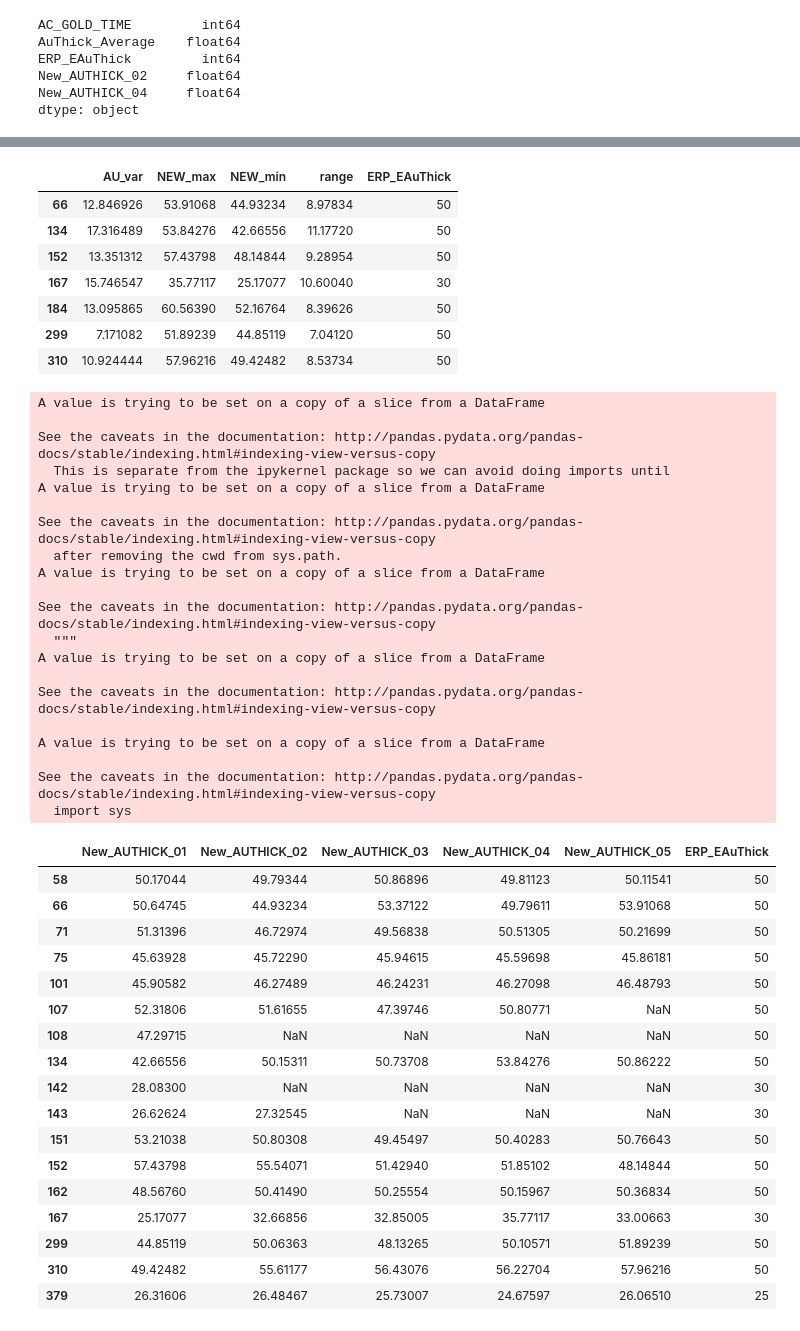
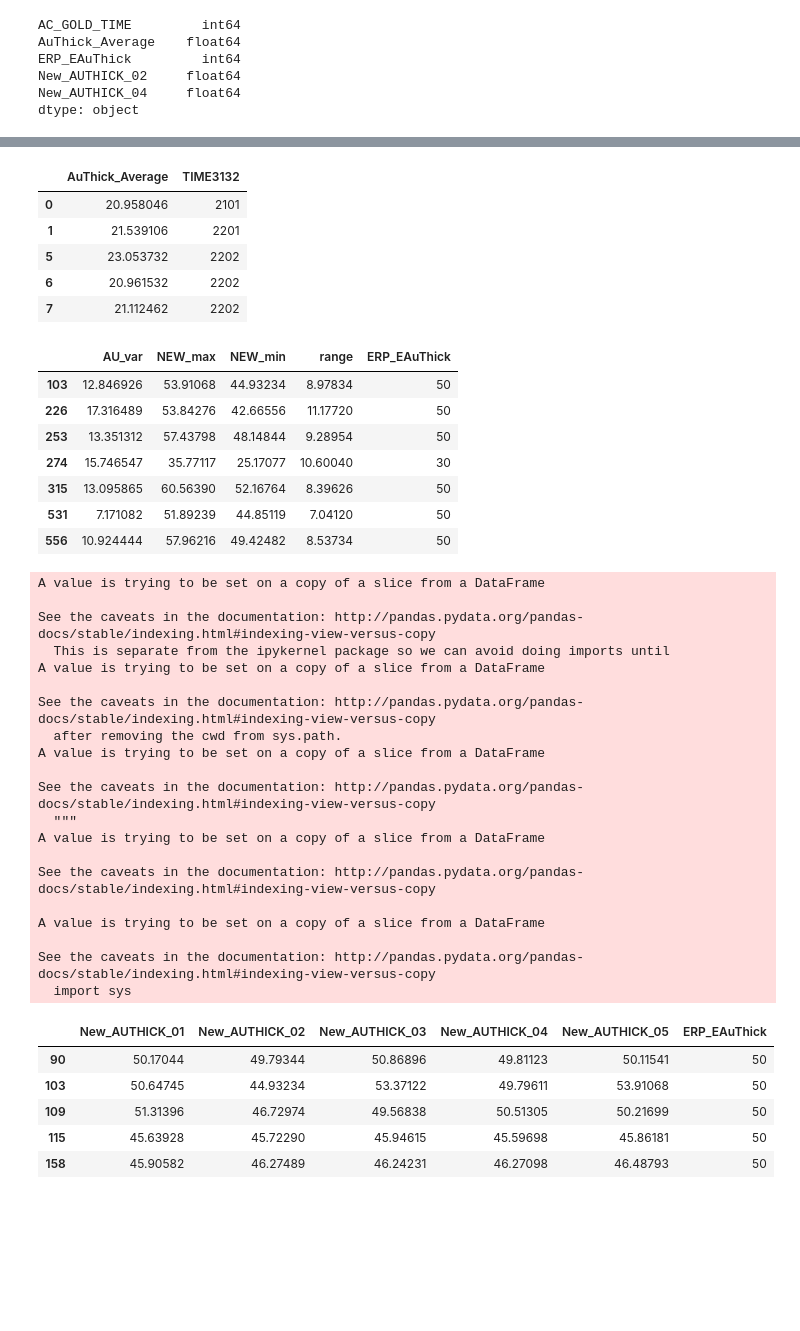
Before and after one commit to randomForester/Defect-detection, a Jupyter notebook: GroupBy/Data_Manipulation_Au_Thickness2.ipynb, the cells around one changed output, grey strips where cells are left out. Cells and saved outputs as stored; diff of their text form; code cells hidden in the pictures; blank space fills up the shorter version.

```diff
--- a/GroupBy/Data_Manipulation_Au_Thickness2.ipynb
+++ b/GroupBy/Data_Manipulation_Au_Thickness2.ipynb
@@ -20,4 +17,8 @@ df = pd.read_csv("forR.csv")
+# %%
+df = pd.read_csv("ENIG.csv",encoding="latin-1")
 # %%
+df.drop(['WORK_TYPE'], axis=1, inplace=True)
+
 df=df[['MACHINE_ID','EVENTDATETIME','END_TIME','IN_TIME','PART_NUMBER','LOTNO','QUANTITY','TARGET_NO','AREA','ERP_EFrontareaSQ',
        'ERP_EBackareaSQ','GOLD_TIME','AC_GOLD_TIME','PRESENT_DIPPING_12','PRESENT_DIPPING_13','PRESENT_DIPPING_21','PRESENT_DIPPING_22',
        'PRESENT_DIPPING_26','PRESENT_DIPPING_27','PRESENT_DIPPING_31','PRESENT_DIPPING_32','TEMPERATURE_12','TEMPERATURE_13',
@@ -451,3 +351,18 @@ df[df['New_ERP_EAuThick']=='PEAK1'][['AuThick_Average','TIME3132']].head()
+# %%
+df[["PART_NUMBER","LOTNO","QUANTITY","range"]][(df.PART_NUMBER=="TSMC-DD007A")&(df.range>=0.6)]
+df[["PART_NUMBER","LOTNO","QUANTITY","range"]][(df.PART_NUMBER=="TSMC-DD007A")&(df.QUANTITY==2)]
+
+df[df['New_ERP_EAuThick']=='PEAK1']['AuThick_Average']
+df[df['New_ERP_EAuThick']=='PEAK2']['AuThick_Average']
+
+df[df['New_ERP_EAuThick']=='PEAK1'][['AuThick_Average','TIME3132']].head()
+# %% [output]
+|  | AuThick_Average | TIME3132 |
+| 0 | 20.958046 | 2101 |
+| 1 | 21.539106 | 2201 |
+| 5 | 23.053732 | 2202 |
+| 6 | 20.961532 | 2202 |
+| 7 | 21.112462 | 2202 |
 # %%
 #
 df['TIME3132'].describe()
@@ -461,63 +376,51 @@ df[['TIME3132','PART_NUMBER','LOTNO','TIME2122','TIME2627','TEMPERATURE3132','HE
 df[['AU_var','NEW_max','NEW_min','range','ERP_EAuThick']][df.range >= 7]
 # %% [output]
 |  | AU_var | NEW_max | NEW_min | range | ERP_EAuThick |
-| 66 | 12.846926 | 53.91068 | 44.93234 | 8.97834 | 50 |
-| 134 | 17.316489 | 53.84276 | 42.66556 | 11.17720 | 50 |
-| 152 | 13.351312 | 57.43798 | 48.14844 | 9.28954 | 50 |
-| 167 | 15.746547 | 35.77117 | 25.17077 | 10.60040 | 30 |
-| 184 | 13.095865 | 60.56390 | 52.16764 | 8.39626 | 50 |
-| 299 | 7.171082 | 51.89239 | 44.85119 | 7.04120 | 50 |
-| 310 | 10.924444 | 57.96216 | 49.42482 | 8.53734 | 50 |
+| 103 | 12.846926 | 53.91068 | 44.93234 | 8.97834 | 50 |
+| 226 | 17.316489 | 53.84276 | 42.66556 | 11.17720 | 50 |
+| 253 | 13.351312 | 57.43798 | 48.14844 | 9.28954 | 50 |
+| 274 | 15.746547 | 35.77117 | 25.17077 | 10.60040 | 30 |
+| 315 | 13.095865 | 60.56390 | 52.16764 | 8.39626 | 50 |
+| 531 | 7.171082 | 51.89239 | 44.85119 | 7.04120 | 50 |
+| 556 | 10.924444 | 57.96216 | 49.42482 | 8.53734 | 50 |
 # %%
 #
 df['G_NG'] = 'G'
 df.G_NG[df.New_AUTHICK_01 <= df.ERP_EAuThick] = 'NG'
 df.G_NG[df.New_AUTHICK_02 <= df.ERP_EAuThick] = 'NG'
 df.G_NG[df.New_AUTHICK_03 <= df.ERP_EAuThick] = 'NG'
 df.G_NG[df.New_AUTHICK_04 <= df.ERP_EAuThick] = 'NG'
 df.G_NG[df.New_AUTHICK_05 <= df.ERP_EAuThick] = 'NG'
 df['G_NG'].value_counts()
-df[['New_AUTHICK_01','New_AUTHICK_02','New_AUTHICK_03','New_AUTHICK_04','New_AUTHICK_05','ERP_EAuThick']][df.G_NG == 'NG']
+df[['New_AUTHICK_01','New_AUTHICK_02','New_AUTHICK_03','New_AUTHICK_04','New_AUTHICK_05','ERP_EAuThick']][df.G_NG == 'NG'].head()
 #
 # %% [output]
 A value is trying to be set on a copy of a slice from a DataFrame
 
 See the caveats in the documentation: http://pandas.pydata.org/pandas-docs/stable/indexing.html#indexing-view-versus-copy
   This is separate from the ipykernel package so we can avoid doing imports until
 A value is trying to be set on a copy of a slice from a DataFrame
 
 See the caveats in the documentation: http://pandas.pydata.org/pandas-docs/stable/indexing.html#indexing-view-versus-copy
   after removing the cwd from sys.path.
 A value is trying to be set on a copy of a slice from a DataFrame
 
 See the caveats in the documentation: http://pandas.pydata.org/pandas-docs/stable/indexing.html#indexing-view-versus-copy
   """
 A value is trying to be set on a copy of a slice from a DataFrame
 
 See the caveats in the documentation: http://pandas.pydata.org/pandas-docs/stable/indexing.html#indexing-view-versus-copy
 
 A value is trying to be set on a copy of a slice from a DataFrame
 
 See the caveats in the documentation: http://pandas.pydata.org/pandas-docs/stable/indexing.html#indexing-view-versus-copy
   import sys
 |  | New_AUTHICK_01 | New_AUTHICK_02 | New_AUTHICK_03 | New_AUTHICK_04 | New_AUTHICK_05 | ERP_EAuThick |
-| 58 | 50.17044 | 49.79344 | 50.86896 | 49.81123 | 50.11541 | 50 |
-| 66 | 50.64745 | 44.93234 | 53.37122 | 49.79611 | 53.91068 | 50 |
-| 71 | 51.31396 | 46.72974 | 49.56838 | 50.51305 | 50.21699 | 50 |
-| 75 | 45.63928 | 45.72290 | 45.94615 | 45.59698 | 45.86181 | 50 |
-| 101 | 45.90582 | 46.27489 | 46.24231 | 46.27098 | 46.48793 | 50 |
-| 107 | 52.31806 | 51.61655 | 47.39746 | 50.80771 | NaN | 50 |
-| 108 | 47.29715 | NaN | NaN | NaN | NaN | 50 |
-| 134 | 42.66556 | 50.15311 | 50.73708 | 53.84276 | 50.86222 | 50 |
-| 142 | 28.08300 | NaN | NaN | NaN | NaN | 30 |
-| 143 | 26.62624 | 27.32545 | NaN | NaN | NaN | 30 |
-| 151 | 53.21038 | 50.80308 | 49.45497 | 50.40283 | 50.76643 | 50 |
-| 152 | 57.43798 | 55.54071 | 51.42940 | 51.85102 | 48.14844 | 50 |
-| 162 | 48.56760 | 50.41490 | 50.25554 | 50.15967 | 50.36834 | 50 |
-| 167 | 25.17077 | 32.66856 | 32.85005 | 35.77117 | 33.00663 | 30 |
-| 299 | 44.85119 | 50.06363 | 48.13265 | 50.10571 | 51.89239 | 50 |
-| 310 | 49.42482 | 55.61177 | 56.43076 | 56.22704 | 57.96216 | 50 |
-| 379 | 26.31606 | 26.48467 | 25.73007 | 24.67597 | 26.06510 | 25 |
+| 90 | 50.17044 | 49.79344 | 50.86896 | 49.81123 | 50.11541 | 50 |
+| 103 | 50.64745 | 44.93234 | 53.37122 | 49.79611 | 53.91068 | 50 |
+| 109 | 51.31396 | 46.72974 | 49.56838 | 50.51305 | 50.21699 | 50 |
+| 115 | 45.63928 | 45.72290 | 45.94615 | 45.59698 | 45.86181 | 50 |
+| 158 | 45.90582 | 46.27489 | 46.24231 | 46.27098 | 46.48793 | 50 |
 # %%
 #
 df[['EVENTDATETIME','END_TIME','New_AUTHICK_01','New_AUTHICK_02','New_AUTHICK_03','New_AUTHICK_04','New_AUTHICK_05','ERP_EAuThick']][df.New_AUTHICK_01<df.ERP_EAuThick]
```
Also changed, not shown: parts of 23 cells of this notebook.
